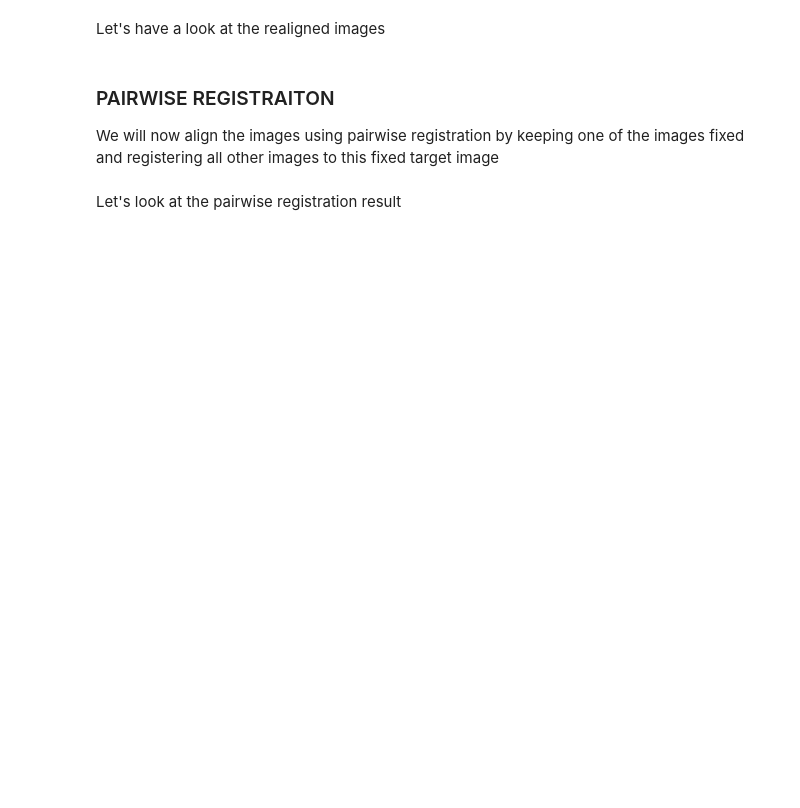
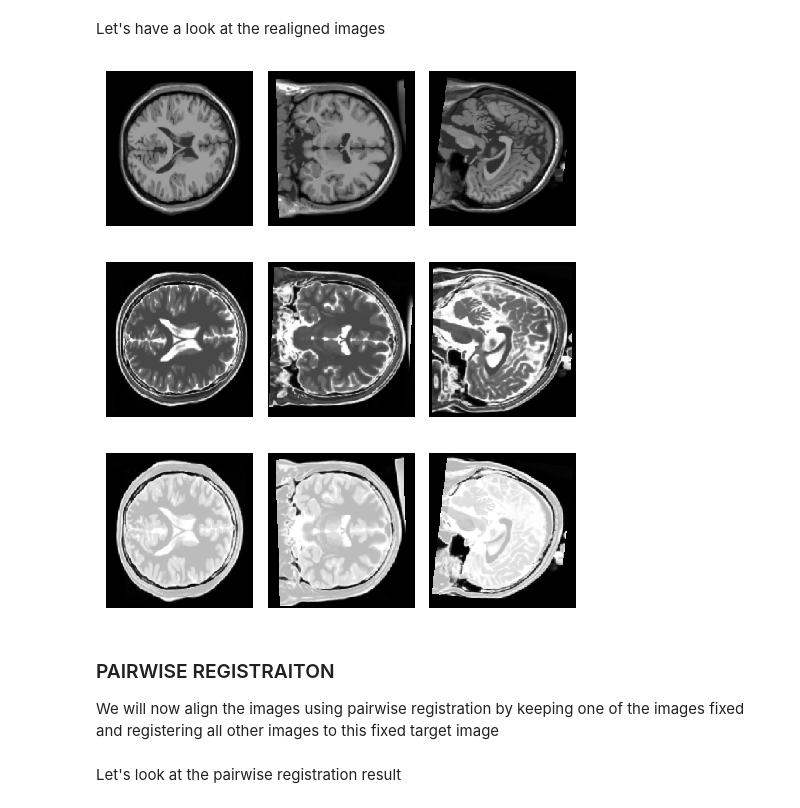
Before and after one commit to balbasty/nitorch, a Jupyter notebook: demo/demo_affine_reg.ipynb, the cells around one changed output. Saved outputs shown, nothing was run; the diff lists cells and outputs as text; code cells hidden in the pictures; blank space fills up the shorter version.

```diff
--- a/demo/demo_affine_reg.ipynb
+++ b/demo/demo_affine_reg.ipynb
@@ -173,7 +168,13 @@ pth_mris_ra = realign(pth_mris, prefix='ra_')
+# %%
+dat = random2affine(dat)
 # %% [markdown]
 Let's have a look at the realigned images
 # %%
-show_in_world_space(pth_mris_ra)
+show_in_world_space(dat)
+# %% [output]
+[figure, added]
+[figure, added]
+[figure, added]
 # %% [markdown]
 ### PAIRWISE REGISTRAITON
 
```
Also changed, not shown: parts of 13 cells of this notebook, 7 other files.
